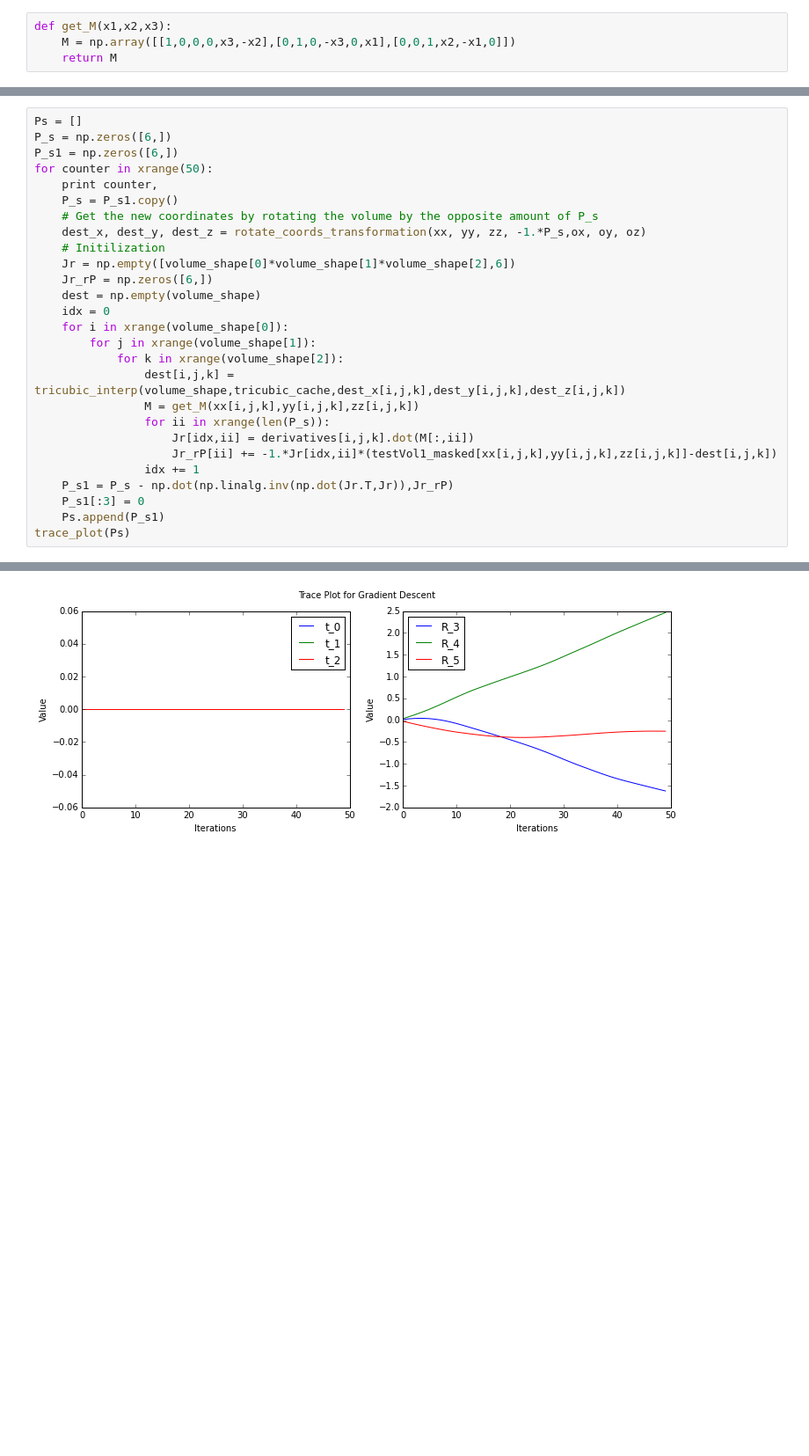
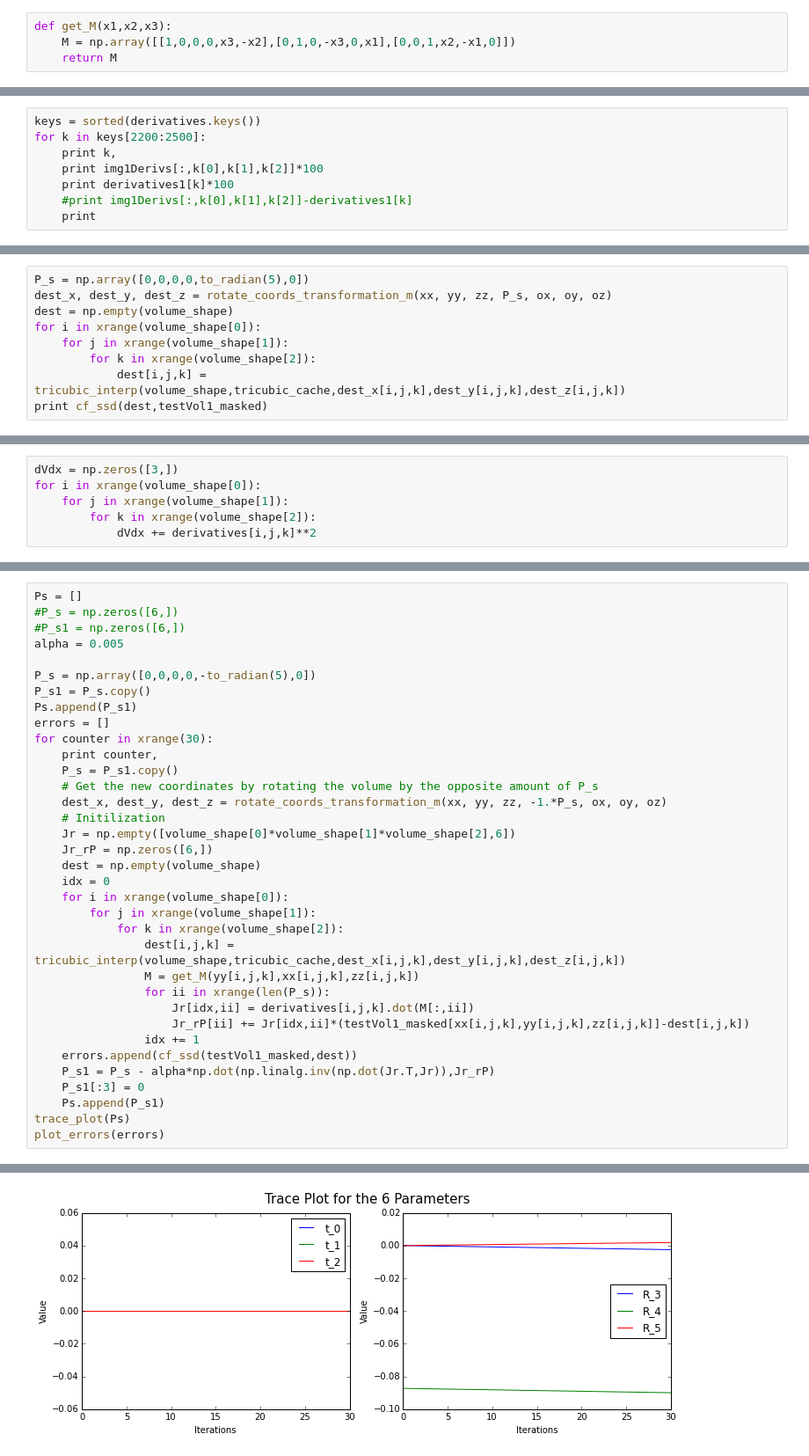
Before and after one commit to zyzdiana/AC297r-Volume-Registration, a Jupyter notebook: Thesis/Gradient_Descent.ipynb, the cells around one changed output, grey strips where cells are left out. Shown at 88% size. Saved outputs shown, nothing was run; the diff lists cells and outputs as text; blank space fills up the shorter version.

```diff
--- a/Thesis/Gradient_Descent.ipynb
+++ b/Thesis/Gradient_Descent.ipynb
@@ -183,0 +276,8 @@ $$l = \sqrt{(p_4^2+p_5^2+p_6^2)}$$
+# %%
+keys = sorted(derivatives.keys())
+for k in keys[2200:2500]:
+    print k,
+    print img1Derivs[:,k[0],k[1],k[2]]*100
+    print derivatives1[k]*100
+    #print img1Derivs[:,k[0],k[1],k[2]]-derivatives1[k]
+    print
@@ -183,0 +302,9 @@ $$l = \sqrt{(p_4^2+p_5^2+p_6^2)}$$
+# %%
+P_s = np.array([0,0,0,0,to_radian(5),0])
+dest_x, dest_y, dest_z = rotate_coords_transformation_m(xx, yy, zz, P_s, ox, oy, oz)
+dest = np.empty(volume_shape)
+for i in xrange(volume_shape[0]):
+    for j in xrange(volume_shape[1]):
+        for k in xrange(volume_shape[2]):
+            dest[i,j,k] = tricubic_interp(volume_shape,tricubic_cache,dest_x[i,j,k],dest_y[i,j,k],dest_z[i,j,k])
+print cf_ssd(dest,testVol1_masked)
@@ -183,0 +356,6 @@ $$l = \sqrt{(p_4^2+p_5^2+p_6^2)}$$
+# %%
+dVdx = np.zeros([3,])
+for i in xrange(volume_shape[0]):
+    for j in xrange(volume_shape[1]):
+        for k in xrange(volume_shape[2]):
+            dVdx += derivatives[i,j,k]**2
@@ -184,12 +408,18 @@ $$l = \sqrt{(p_4^2+p_5^2+p_6^2)}$$
 # %%
 Ps = []
-P_s = np.zeros([6,])
-P_s1 = np.zeros([6,])
-for counter in xrange(50):
+#P_s = np.zeros([6,])
+#P_s1 = np.zeros([6,])
+alpha = 0.005
+
+P_s = np.array([0,0,0,0,-to_radian(5),0])
+P_s1 = P_s.copy()
+Ps.append(P_s1)
+errors = []
+for counter in xrange(30):
     print counter,
     P_s = P_s1.copy()
     # Get the new coordinates by rotating the volume by the opposite amount of P_s
-    dest_x, dest_y, dest_z = rotate_coords_transformation(xx, yy, zz, -1.*P_s,ox, oy, oz)
+    dest_x, dest_y, dest_z = rotate_coords_transformation_m(xx, yy, zz, -1.*P_s, ox, oy, oz)
     # Initilization
     Jr = np.empty([volume_shape[0]*volume_shape[1]*volume_shape[2],6])
     Jr_rP = np.zeros([6,])
@@ -199,13 +429,15 @@ for counter in xrange(50):
         for j in xrange(volume_shape[1]):
             for k in xrange(volume_shape[2]):
                 dest[i,j,k] = tricubic_interp(volume_shape,tricubic_cache,dest_x[i,j,k],dest_y[i,j,k],dest_z[i,j,k])
-                M = get_M(xx[i,j,k],yy[i,j,k],zz[i,j,k])
+                M = get_M(yy[i,j,k],xx[i,j,k],zz[i,j,k])
                 for ii in xrange(len(P_s)):
                     Jr[idx,ii] = derivatives[i,j,k].dot(M[:,ii])
-                    Jr_rP[ii] += -1.*Jr[idx,ii]*(testVol1_masked[xx[i,j,k],yy[i,j,k],zz[i,j,k]]-dest[i,j,k])
+                    Jr_rP[ii] += Jr[idx,ii]*(testVol1_masked[xx[i,j,k],yy[i,j,k],zz[i,j,k]]-dest[i,j,k])
                 idx += 1
-    P_s1 = P_s - np.dot(np.linalg.inv(np.dot(Jr.T,Jr)),Jr_rP)
+    errors.append(cf_ssd(testVol1_masked,dest))
+    P_s1 = P_s - alpha*np.dot(np.linalg.inv(np.dot(Jr.T,Jr)),Jr_rP)
     P_s1[:3] = 0
     Ps.append(P_s1)
 trace_plot(Ps)
+plot_errors(errors)
 # %% [output]
@@ -213 +445 @@ trace_plot(Ps)
-[figure, old version]
+[figure, new version]
```
Also changed, not shown: parts of 28 cells of this notebook, 1 other file.
